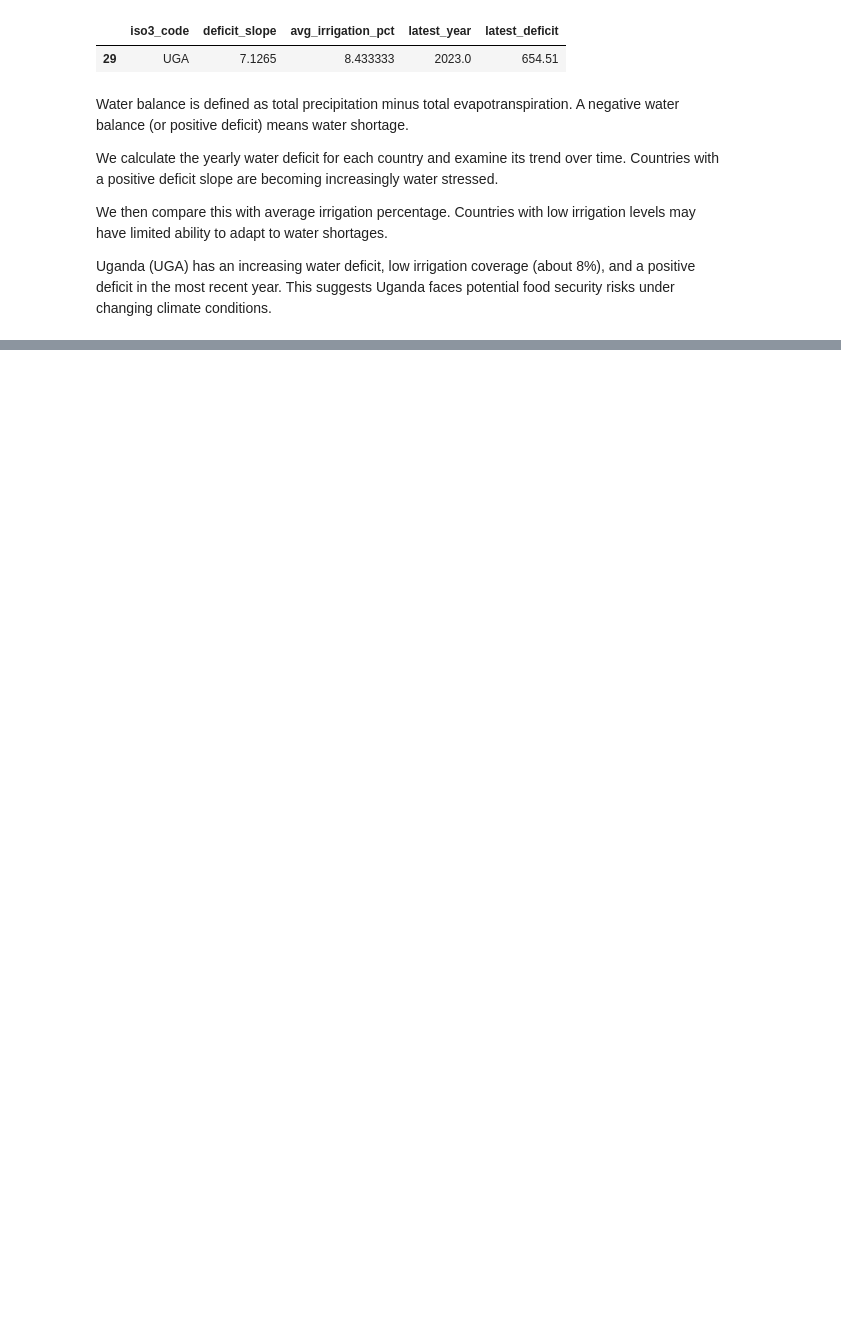
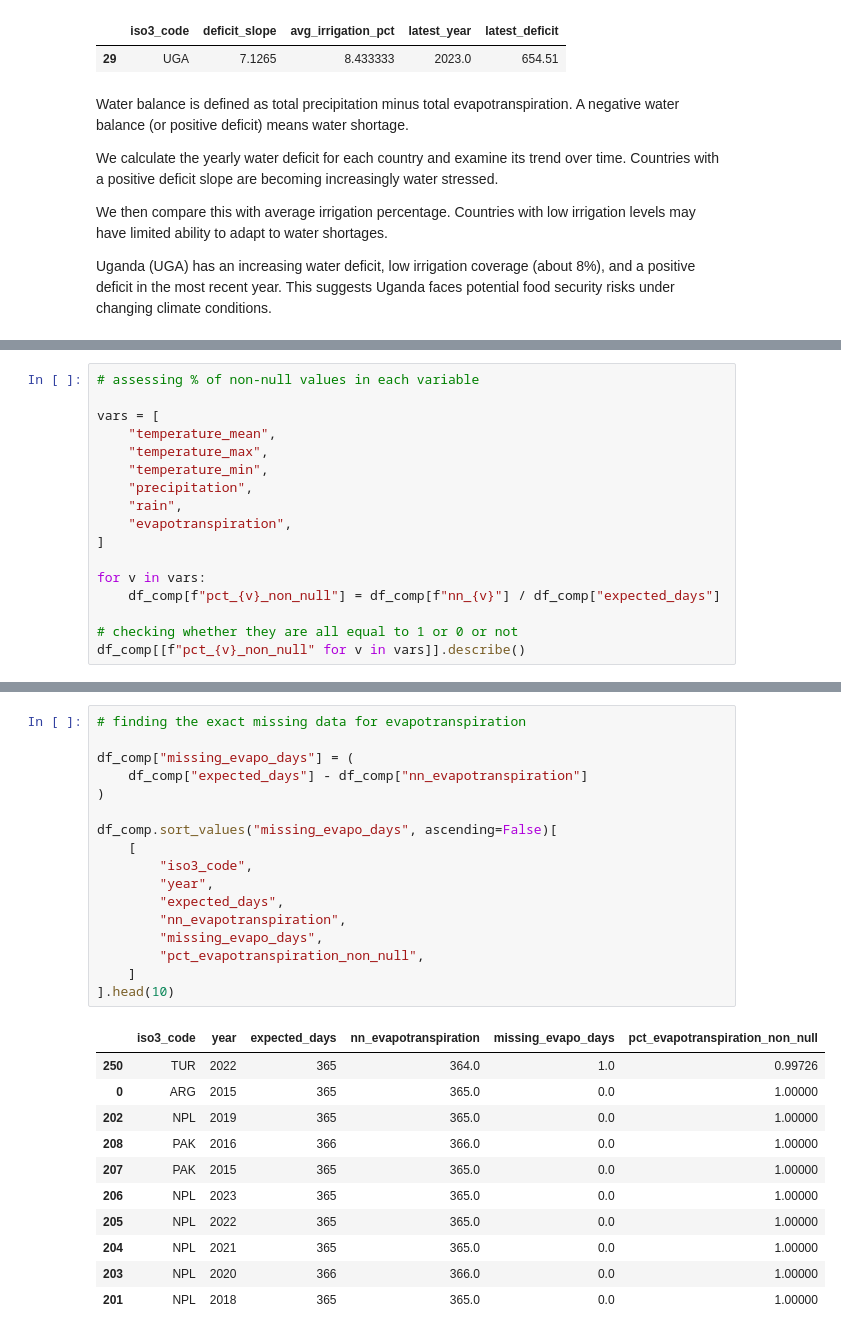
Before and after one commit to clareubc/521d_assignment, a Jupyter notebook: notebooks/Assignment 2.ipynb, the cells around one changed output, grey strips where cells are left out. Drawn from its saved outputs; the diff is of its cells as text; blank space fills up the shorter version.

```diff
--- a/notebooks/Assignment 2.ipynb
+++ b/notebooks/Assignment 2.ipynb
@@ -1489,0 +1521,17 @@ This suggests Uganda faces potential food security risks under changing climate
+# %%
+# assessing % of non-null values in each variable
+
+vars = [
+    "temperature_mean",
+    "temperature_max",
+    "temperature_min",
+    "precipitation",
+    "rain",
+    "evapotranspiration",
+]
+
+for v in vars:
+    df_comp[f"pct_{v}_non_null"] = df_comp[f"nn_{v}"] / df_comp["expected_days"]
+
+# checking whether they are all equal to 1 or 0 or not
+df_comp[[f"pct_{v}_non_null" for v in vars]].describe()
@@ -1489,0 +1548,29 @@ This suggests Uganda faces potential food security risks under changing climate
+# %%
+# finding the exact missing data for evapotranspiration
+
+df_comp["missing_evapo_days"] = (
+    df_comp["expected_days"] - df_comp["nn_evapotranspiration"]
+)
+
+df_comp.sort_values("missing_evapo_days", ascending=False)[
+    [
+        "iso3_code",
+        "year",
+        "expected_days",
+        "nn_evapotranspiration",
+        "missing_evapo_days",
+        "pct_evapotranspiration_non_null",
+    ]
+].head(10)
+# %% [output]
+|  | iso3_code | year | expected_days | nn_evapotranspiration | missing_evapo_days | pct_evapotranspiration_non_null |
+| 250 | TUR | 2022 | 365 | 364.0 | 1.0 | 0.99726 |
+| 0 | ARG | 2015 | 365 | 365.0 | 0.0 | 1.00000 |
+| 202 | NPL | 2019 | 365 | 365.0 | 0.0 | 1.00000 |
+| 208 | PAK | 2016 | 366 | 366.0 | 0.0 | 1.00000 |
+| 207 | PAK | 2015 | 365 | 365.0 | 0.0 | 1.00000 |
+| 206 | NPL | 2023 | 365 | 365.0 | 0.0 | 1.00000 |
+| 205 | NPL | 2022 | 365 | 365.0 | 0.0 | 1.00000 |
+| 204 | NPL | 2021 | 365 | 365.0 | 0.0 | 1.00000 |
+| 203 | NPL | 2020 | 366 | 366.0 | 0.0 | 1.00000 |
+| 201 | NPL | 2018 | 365 | 365.0 | 0.0 | 1.00000 |
```
Also changed, not shown: parts of 39 cells of this notebook, 1 other file.
